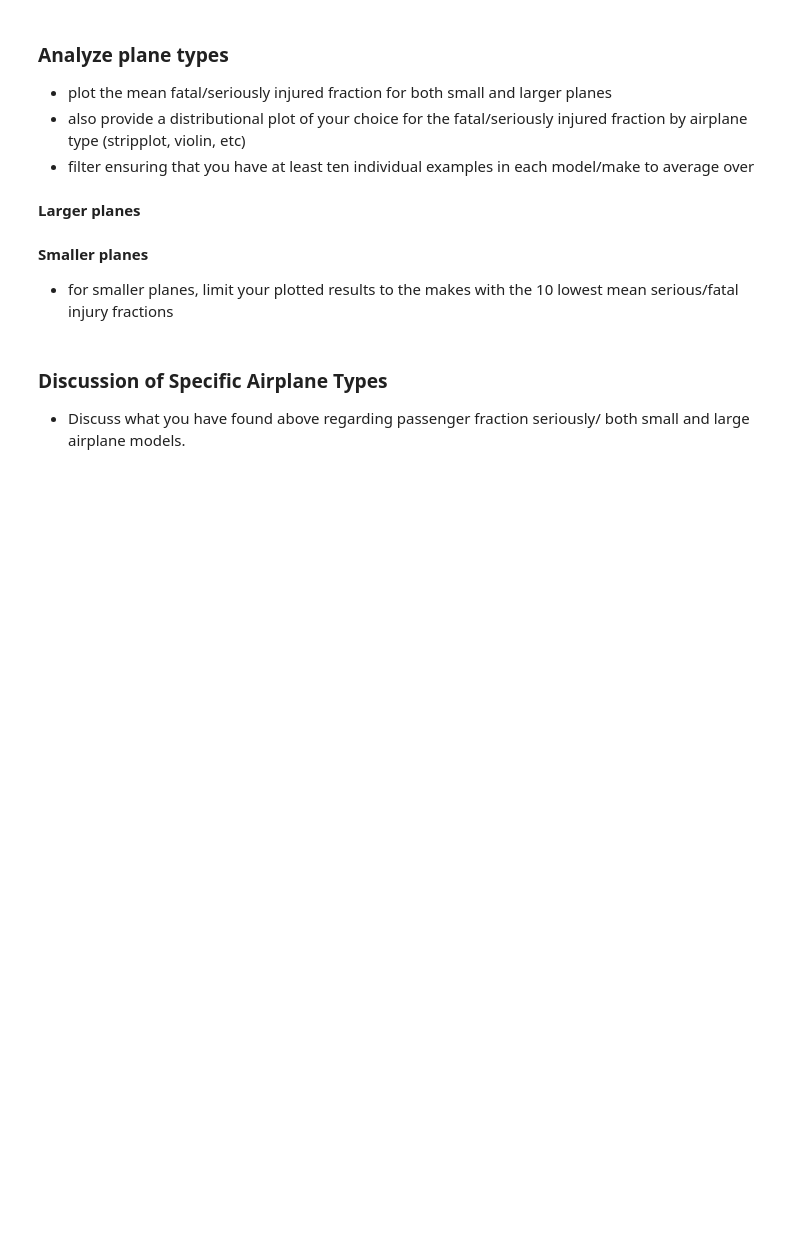
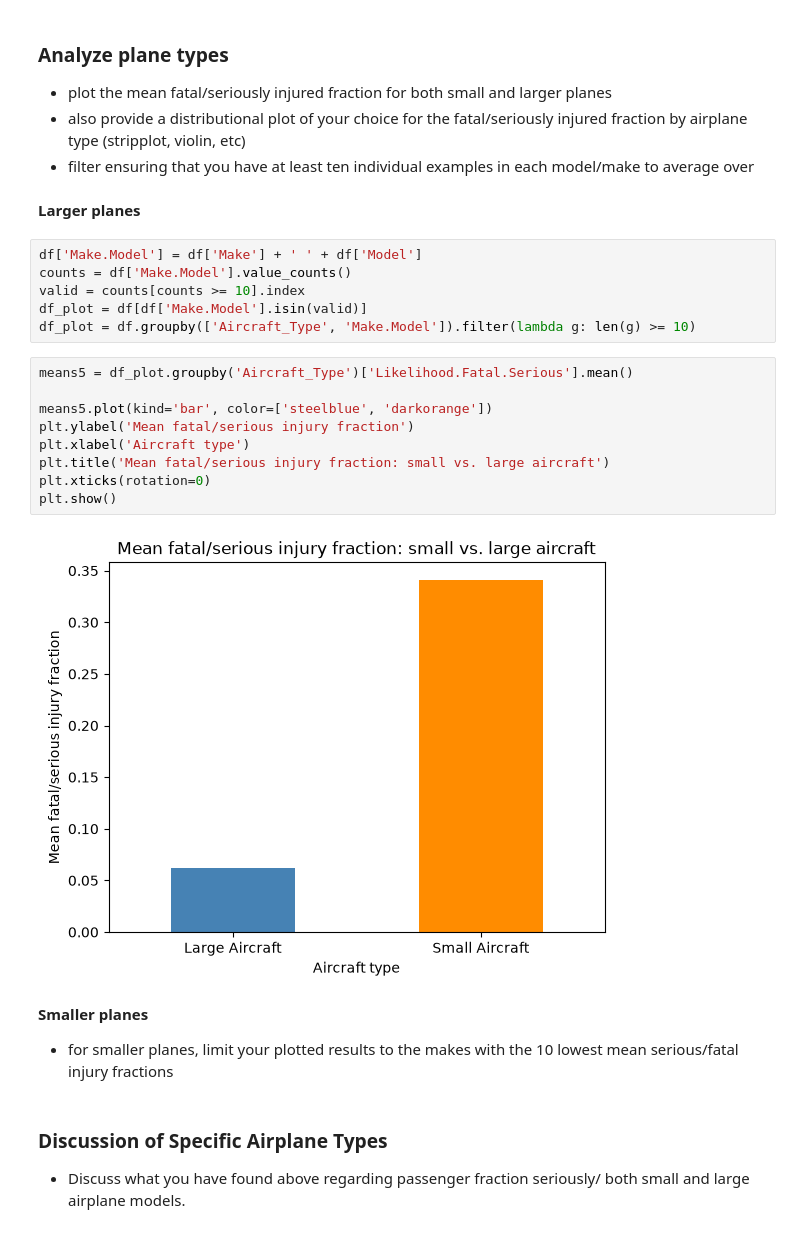
Before and after one commit to markelly2453-design/dsc-course0-m8-lab, a Jupyter notebook: Aviation_Accidents_Data_Analysis.ipynb, the cells around one changed output. Drawn from its saved outputs; the diff is of its cells as text; blank space fills up the shorter version.

```diff
--- a/Aviation_Accidents_Data_Analysis.ipynb
+++ b/Aviation_Accidents_Data_Analysis.ipynb
@@ -158,6 +271,23 @@ Sort your results and keep the lowest 15.
 - filter ensuring that you have at least ten individual examples in each model/make to average over
 # %% [markdown]
 **Larger planes**
+# %%
+df['Make.Model'] = df['Make'] + ' ' + df['Model']
+counts = df['Make.Model'].value_counts()
+valid = counts[counts >= 10].index
+df_plot = df[df['Make.Model'].isin(valid)]
+df_plot = df.groupby(['Aircraft_Type', 'Make.Model']).filter(lambda g: len(g) >= 10)
+# %%
+means5 = df_plot.groupby('Aircraft_Type')['Likelihood.Fatal.Serious'].mean()
+
+means5.plot(kind='bar', color=['steelblue', 'darkorange'])
+plt.ylabel('Mean fatal/serious injury fraction')
+plt.xlabel('Aircraft type')
+plt.title('Mean fatal/serious injury fraction: small vs. large aircraft')
+plt.xticks(rotation=0)
+plt.show()
+# %% [output]
+[figure, added]
 # %% [markdown]
 **Smaller planes**
 - for smaller planes, limit your plotted results to the makes with the 10 lowest mean serious/fatal injury fractions
```
Also changed, not shown: parts of 12 cells of this notebook, 1 other file.
